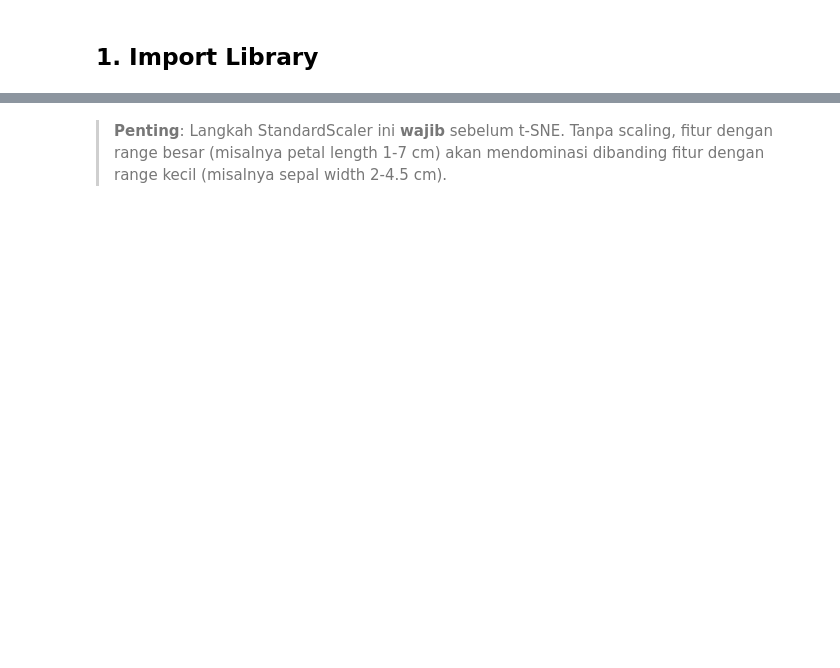
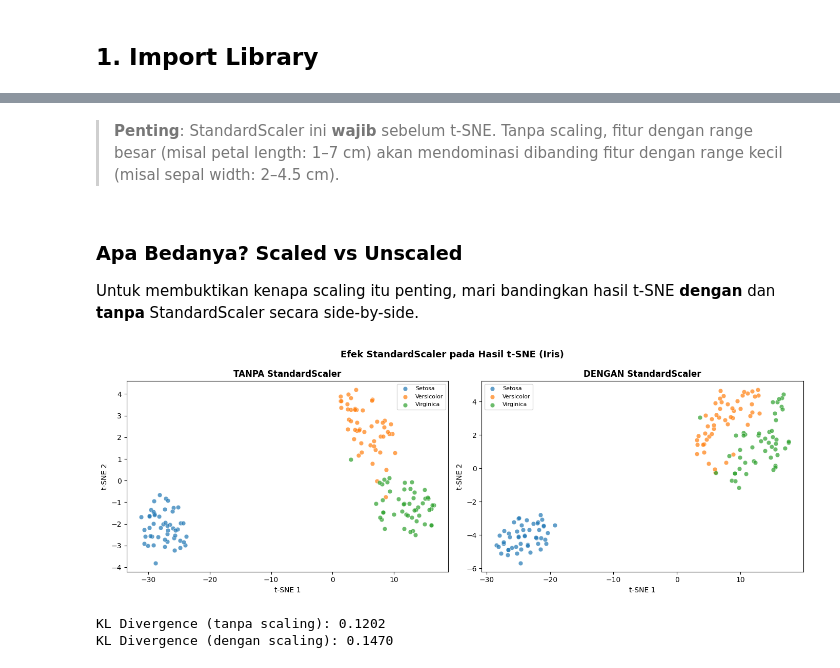
Before and after one commit to 0xkeonho/Modul-Data-Mining, a Jupyter notebook: week-02/praktikum/t-SNE.ipynb, the cells around one changed output, grey strips where cells are left out. Cells and saved outputs as stored; diff of their text form; code cells hidden in the pictures; blank space fills up the shorter version.

```diff
--- a/week-02/praktikum/t-SNE.ipynb
+++ b/week-02/praktikum/t-SNE.ipynb
@@ -53,4 +76,50 @@ print(f"  Std per fitur:  {X_iris_scaled.std(axis=0).round(2)}")
 # %% [markdown]
-> **Penting**: Langkah StandardScaler ini **wajib** sebelum t-SNE. Tanpa scaling,
-> fitur dengan range besar (misalnya petal length 1-7 cm) akan mendominasi
-> dibanding fitur dengan range kecil (misalnya sepal width 2-4.5 cm).
+> **Penting**: StandardScaler ini **wajib** sebelum t-SNE. Tanpa scaling,
+> fitur dengan range besar (misal petal length: 1–7 cm) akan mendominasi
+> dibanding fitur dengan range kecil (misal sepal width: 2–4.5 cm).
+# %% [markdown]
+### Apa Bedanya? Scaled vs Unscaled
+
+Untuk membuktikan kenapa scaling itu penting, mari bandingkan hasil t-SNE
+**dengan** dan **tanpa** StandardScaler secara side-by-side.
+# %%
+# Jalankan t-SNE pada data TANPA scaling
+tsne_unscaled = TSNE(n_components=2, perplexity=30, random_state=42)
+X_iris_tsne_unscaled = tsne_unscaled.fit_transform(X_iris)
+
+# Jalankan t-SNE pada data DENGAN scaling
+tsne_scaled = TSNE(n_components=2, perplexity=30, random_state=42)
+X_iris_tsne_scaled = tsne_scaled.fit_transform(X_iris_scaled)
+
+# Side-by-side comparison
+fig, (ax1, ax2) = plt.subplots(1, 2, figsize=(14, 5))
+
+for i, name in enumerate(iris.target_names):
+    mask = y_iris == i
+    ax1.scatter(X_iris_tsne_unscaled[mask, 0], X_iris_tsne_unscaled[mask, 1],
+               alpha=0.7, label=name.capitalize(), s=40,
+               edgecolors="white", linewidth=0.5)
+    ax2.scatter(X_iris_tsne_scaled[mask, 0], X_iris_tsne_scaled[mask, 1],
+               alpha=0.7, label=name.capitalize(), s=40,
+               edgecolors="white", linewidth=0.5)
+
+ax1.set_title("TANPA StandardScaler", fontweight="bold")
+ax1.set_xlabel("t-SNE 1")
+ax1.set_ylabel("t-SNE 2")
+ax1.legend(loc="best", fontsize=8)
+
+ax2.set_title("DENGAN StandardScaler", fontweight="bold")
+ax2.set_xlabel("t-SNE 1")
+ax2.set_ylabel("t-SNE 2")
+ax2.legend(loc="best", fontsize=8)
+
+fig.suptitle("Efek StandardScaler pada Hasil t-SNE (Iris)", fontweight="bold", fontsize=13)
+fig.tight_layout()
+plt.show()
+
+print(f"KL Divergence (tanpa scaling): {tsne_unscaled.kl_divergence_:.4f}")
+print(f"KL Divergence (dengan scaling): {tsne_scaled.kl_divergence_:.4f}")
+# %% [output]
+[figure, added]
+KL Divergence (tanpa scaling): 0.1202
+KL Divergence (dengan scaling): 0.1470
```
Also changed, not shown: parts of 27 cells of this notebook, 3 other files.
